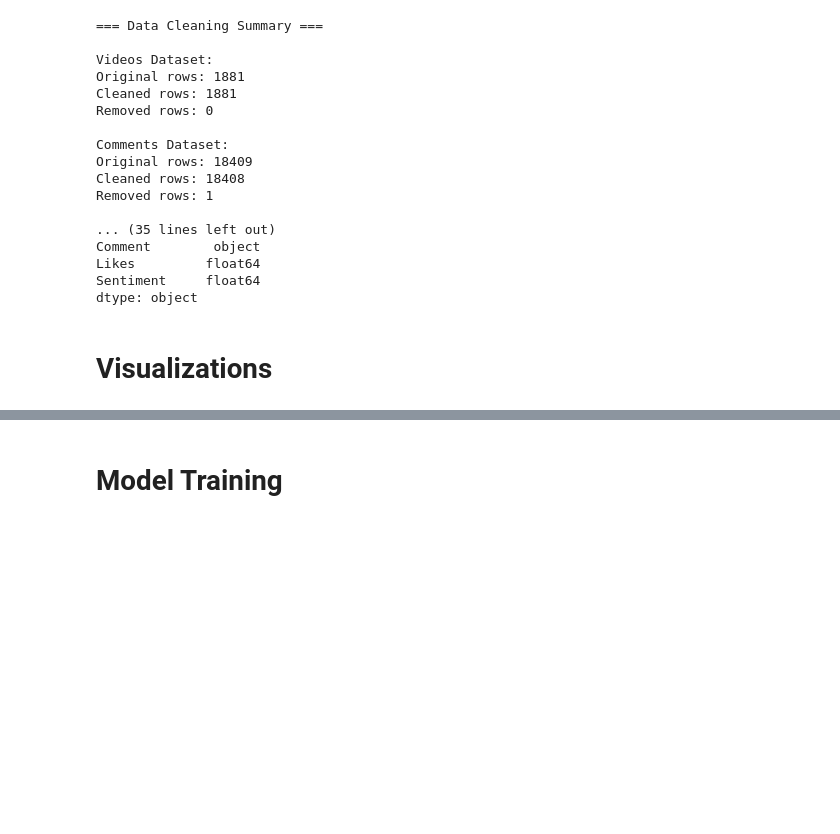
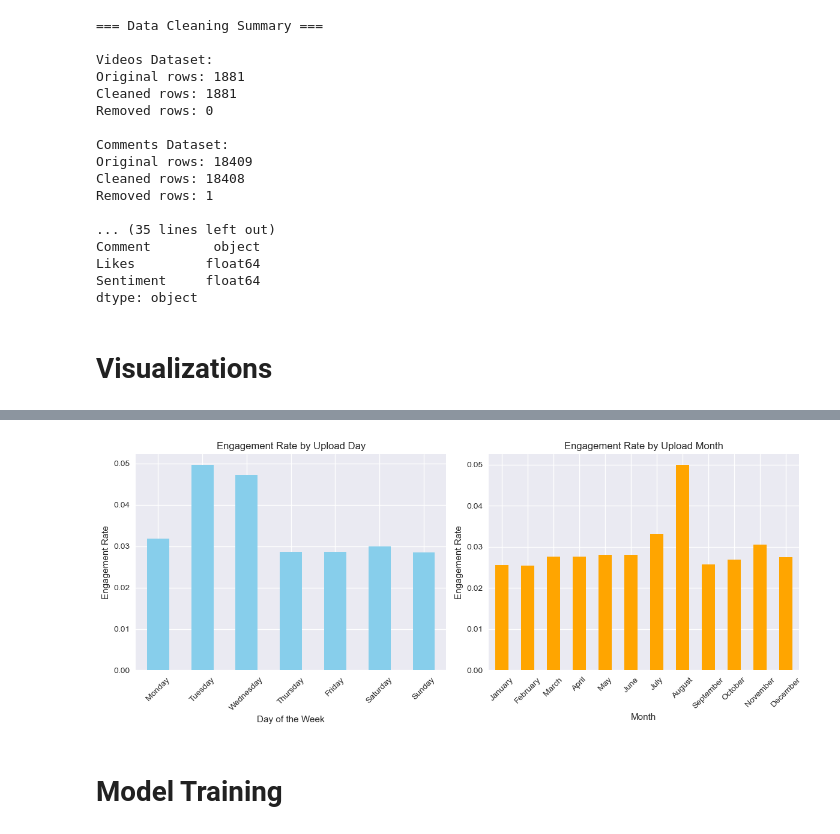
Before and after one commit to cromcruach52/NLP-for-Youtube-Content-Strategy-Analysis, a Jupyter notebook: Youtube Statistics/Youtube Content Strategy Analysis.ipynb, the cells around one changed output, grey strips where cells are left out. Cells and saved outputs as stored; diff of their text form; code cells hidden in the pictures; blank space fills up the shorter version.

```diff
--- a/Youtube Statistics/Youtube Content Strategy Analysis.ipynb
+++ b/Youtube Statistics/Youtube Content Strategy Analysis.ipynb
@@ -263,3 +310,7 @@ plt.show()
+# %%
+plot_upload_day_month_vs_engagement(clean_videos_df)
+# %% [output]
+[figure, added]
 # %% [markdown]
 # Model Training
 # %%
```
Also changed, not shown: parts of 14 cells of this notebook, 1 other file.
